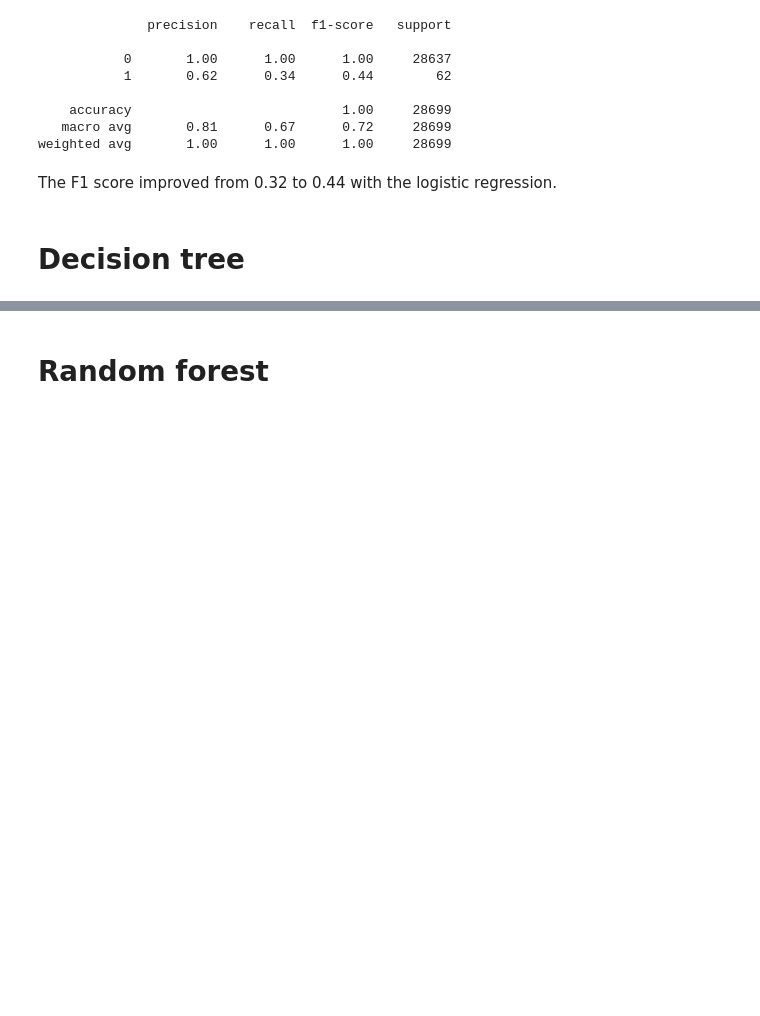
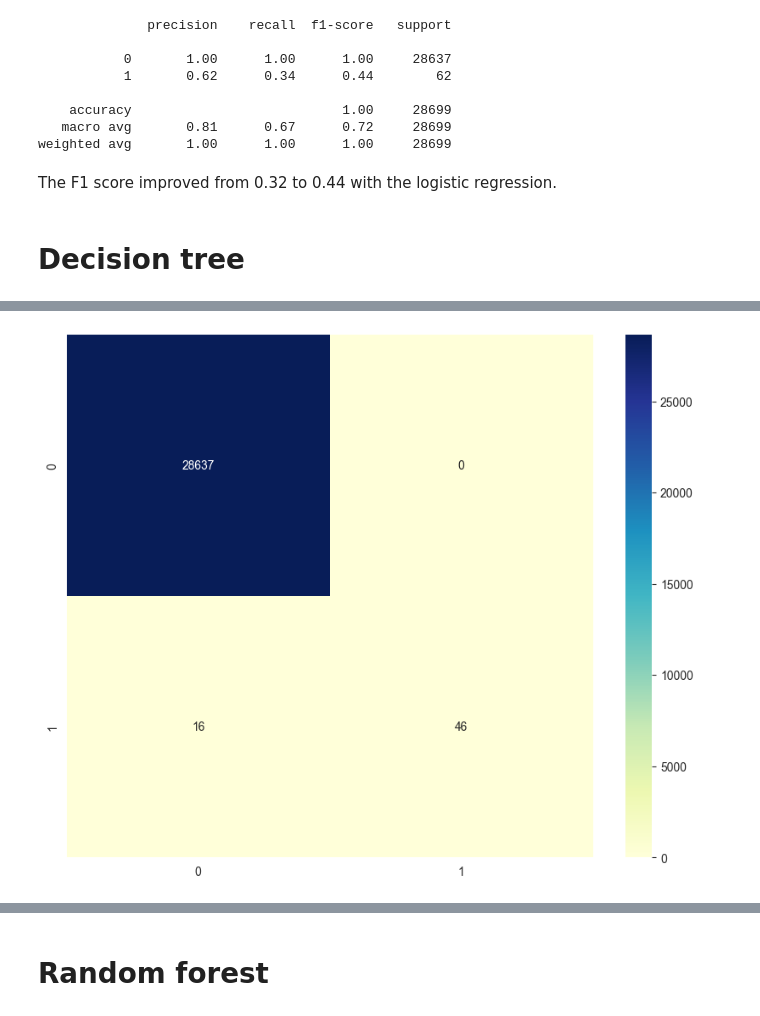
Before and after one commit to Ivyloeou/ML_Xente_Fraud_Detection, a Jupyter notebook: Fraud-detection-challenge.ipynb, the cells around one changed output, grey strips where cells are left out. Drawn from its saved outputs; the diff is of its cells as text; code cells hidden in the pictures; blank space fills up the shorter version.

```diff
--- a/Fraud-detection-challenge.ipynb
+++ b/Fraud-detection-challenge.ipynb
@@ -474,3 +480,9 @@ weighted avg       1.00      1.00      1.00     28699
 The F1 score improved from 0.32 to 0.44 with the logistic regression.
 # %% [markdown]
 # Decision tree
+# %%
+# Creating the classifier object
+clf_gini = DecisionTreeClassifier(criterion = "gini", max_depth=3, min_samples_leaf=5)
+
+# Performing training
+clf_gini.fit(X_train, y_train)
@@ -476,0 +499,5 @@ The F1 score improved from 0.32 to 0.44 with the logistic regression.
+# %%
+# Prediction on test with giniIndex
+y_pred_gini = clf_gini.predict(X_test)
+
+print("Gini Report : \n", classification_report(y_test, y_pred_gini))
@@ -476,0 +529,5 @@ The F1 score improved from 0.32 to 0.44 with the logistic regression.
+# %%
+cm_gini = confusion_matrix(y_test, y_pred_gini)
+sns.heatmap(cm_gini, cmap="YlGnBu", annot=True, fmt='d');
+# %% [output]
+[figure, added]
```
Also changed, not shown: parts of 38 cells of this notebook.
